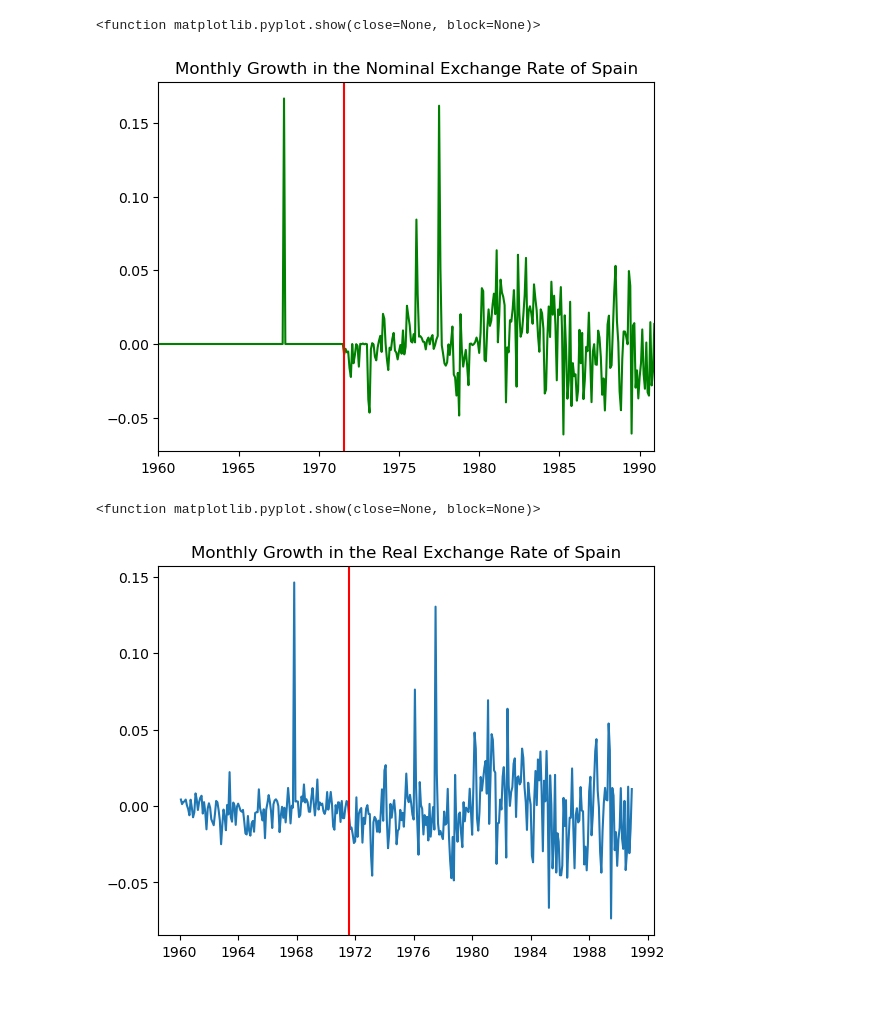
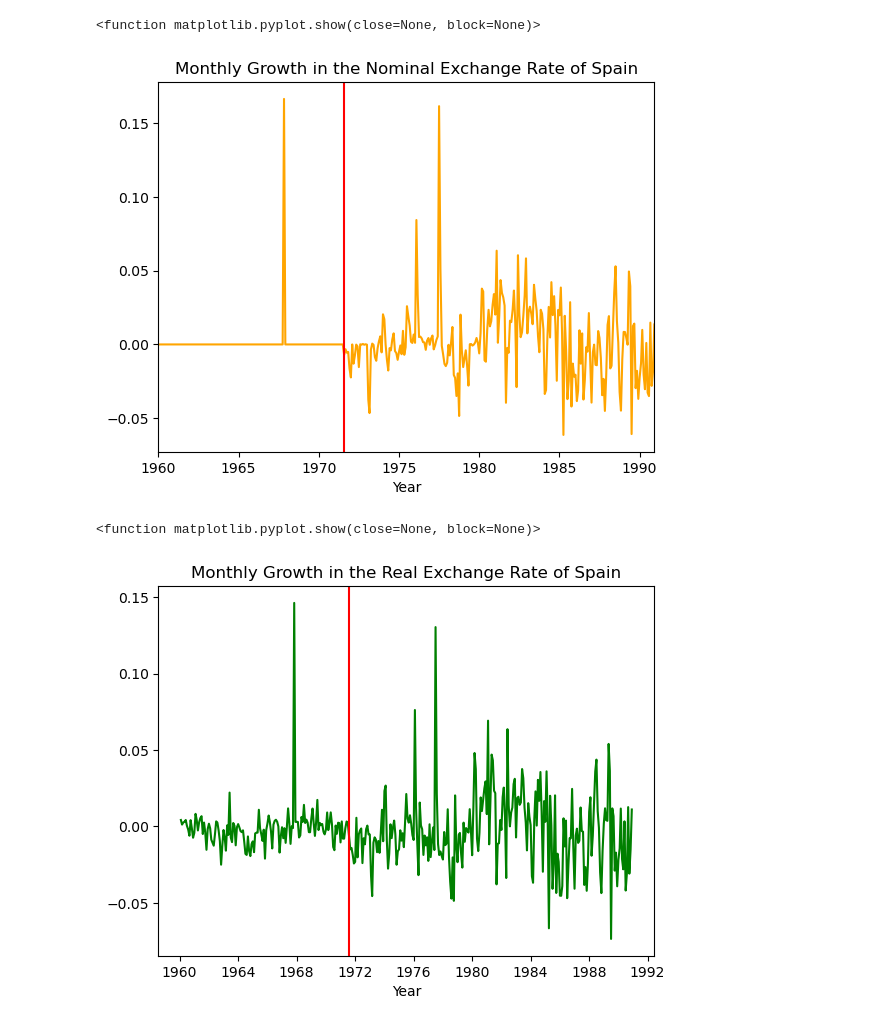
Before and after one commit to sophie-hy-fung/spain-bretton-woods, a Jupyter notebook: data_cleaning.ipynb, the cells around one changed output. Cells and saved outputs as stored; diff of their text form; code cells hidden in the pictures; blank space fills up the shorter version.

Commit message:
added xlabel, color

```diff
--- a/data_cleaning.ipynb
+++ b/data_cleaning.ipynb
@@ -105,21 +72,23 @@ sp_us_df.head(15)
 # %%
-plt.plot(sp_us_df['Month'], sp_us_df['Nom_Exchange_Rate_Growth'], color='g')
+plt.plot(sp_us_df['Month'], sp_us_df['Nom_Exchange_Rate_Growth'], color='orange')
 plt.xlim(datetime.datetime(1960, 1, 1), datetime.datetime(1990, 12, 1))
 plt.gca().xaxis.set_major_locator(mdates.YearLocator(base=5))
 plt.axvline(x = datetime.datetime(1971, 8, 1), color='r')
+plt.xlabel('Year')
 plt.title('Monthly Growth in the Nominal Exchange Rate of Spain')
 plt.savefig('figures/Monthly_Growth_in_Nom_Exchange_Rate.pdf')
 plt.show
 # %% [output]
 <function matplotlib.pyplot.show(close=None, block=None)>
-[figure, old version]
+[figure, new version]
 # %%
-plt.plot(sp_us_df['Month'], sp_us_df['Real_Exchange_Rate_Growth'])
+plt.plot(sp_us_df['Month'], sp_us_df['Real_Exchange_Rate_Growth'], color='g')
 plt.axvline(x = datetime.datetime(1971, 8, 1), color='r')
 plt.title('Monthly Growth in the Real Exchange Rate of Spain')
+plt.xlabel('Year')
 plt.savefig('figures/Monthly_Growth_in_Real_Exchange_Rate.pdf')
 plt.show
 # %% [output]
 <function matplotlib.pyplot.show(close=None, block=None)>
-[figure, old version]
+[figure, new version]
 # %%
```
Also changed, not shown: parts of 8 cells of this notebook, 4 other files.
